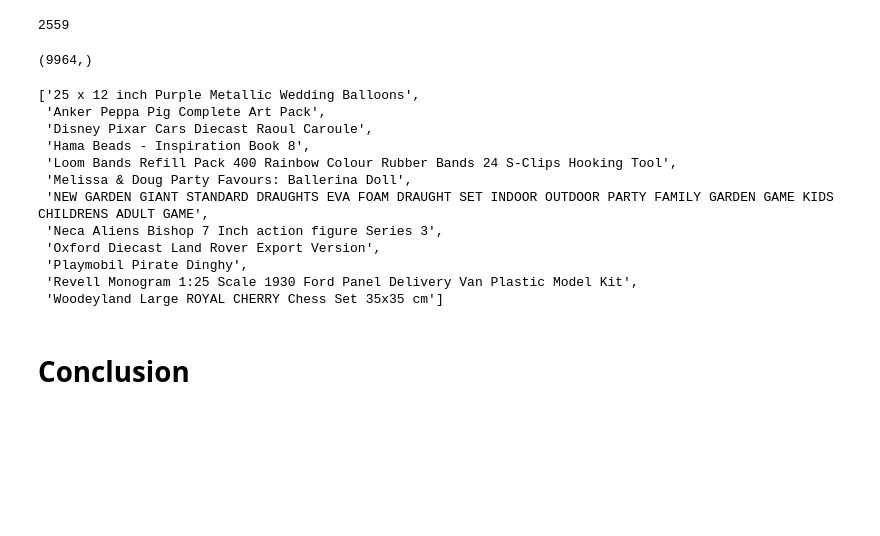
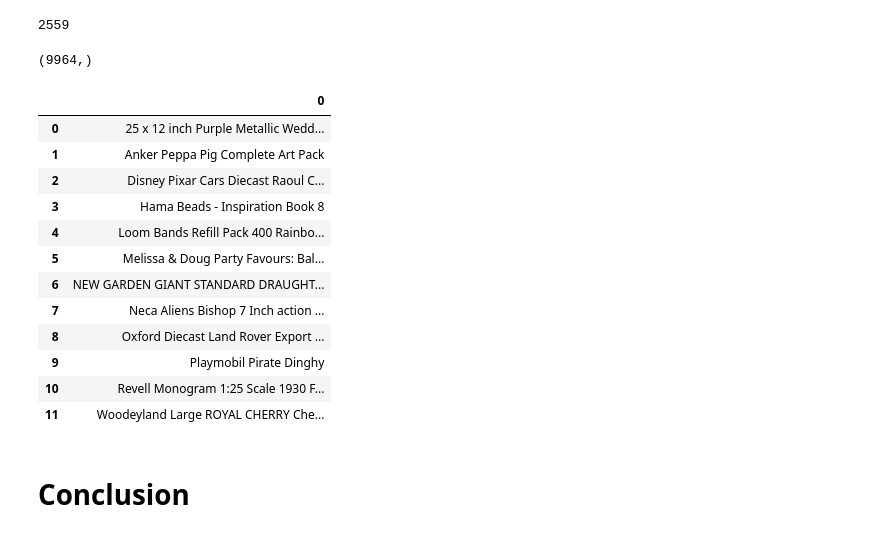
Before and after one commit to Deja2304/Capstone, a Jupyter notebook: Final Recommendations.ipynb, the cells around one changed output. Drawn from its saved outputs; the diff is of its cells as text; code cells hidden in the pictures; blank space fills up the shorter version.

```diff
--- a/Final Recommendations.ipynb
+++ b/Final Recommendations.ipynb
@@ -857,8 +817,8 @@ Set, Model Car, Ready-made, Wiking / PMS 1:87                                  2
 Happy 6th Birthday Giant Party Wall Banner 3 Banners Age 6 Party Decoration    2
 Name: average_review_rating, dtype: int64
 # %%
-rating_crosstab1 = amazon_data1.pivot_table(values='average_review_rating', index='uniq_id', columns='product_name', fill_value=0)
-rating_crosstab1.head()
+rating_crosstab = amazon_data1.pivot_table(values='average_review_rating', index='uniq_id', columns='product_name', fill_value=0)
+rating_crosstab.head()
 # %% [output]
 | product_name | "5 daisy" spacer bead 8mm x 3mm. ... | "ALICE IN WONDERLAND QUEEN OF HEA... | "COMMUNIST SOVIET UNION FLAG" RET... | "Hello Kitty 18 inch Happy Birthd... | ... |
 | uniq_id |  |  |  |  | ... |
@@ -868,6 +828,3 @@ rating_crosstab1.head()
 | 0034d77b68130bba71aca6e733c7e1ac | 0 | 0 | 0 | 0 | ... |
 | 0039295c7fcefba10d5fc333eff806d3 | 0 | 0 | 0 | 0 | ... |
 5 rows × 9964 columns
-# %%
-rating_crosstab = amazon_data.pivot_table(values='average_review_rating', index='uniq_id', columns='product_name', fill_value=0)
-rating_crosstab.head()
@@ -891,0 +835,4 @@ X.shape
+# %%
+# transpose rating_crosstab and create X variable
+X = rating_crosstab.T
+X.shape
@@ -903,34 +853,39 @@ corr_mat.shape
 # %% [output]
 (9964, 9964)
 # %%
-product_names = rating_crosstab1.columns
+#get the location of minnie mouse toy in index
+product_names = rating_crosstab.columns
 products_list = list(product_names)
 
 minnie = products_list.index('Disney Dancing Plush Doll Series Minnie Mouse')
 minnie
 # %% [output]
 2559
-# %%
-corr_minnie = corr_mat[2559]
-corr_minnie.shape
-# %% [output]
-(9964,)
+# %%
+#creating a variable for correlation matrix of minnie
+corr_minnie = corr_mat[2559]
+corr_minnie.shape
+# %% [output]
+(9964,)
 # %%
-#print list of recommendations
-list(product_names[(corr_minnie<1.0) & (corr_minnie > 0.9)])
+#print list of recommendations of highest correlation
+k2=list(product_names[(corr_minnie<1.0) & (corr_minnie > 0.9)])
+kaylee_list2 = pd.DataFrame(k2)
+kaylee_list2
 # %% [output]
-['25 x 12 inch Purple Metallic Wedding Balloons',
- 'Anker Peppa Pig Complete Art Pack',
- 'Disney Pixar Cars Diecast Raoul Caroule',
- 'Hama Beads - Inspiration Book 8',
- 'Loom Bands Refill Pack 400 Rainbow Colour Rubber Bands 24 S-Clips Hooking Tool',
- 'Melissa & Doug Party Favours: Ballerina Doll',
- 'NEW GARDEN GIANT STANDARD DRAUGHTS EVA FOAM DRAUGHT SET INDOOR OUTDOOR PARTY FAMILY GARDEN GAME KIDS CHILDRENS ADULT GAME',
- 'Neca Aliens Bishop 7 Inch action figure Series 3',
- 'Oxford Diecast Land Rover Export Version',
- 'Playmobil Pirate Dinghy',
- 'Revell Monogram 1:25 Scale 1930 Ford Panel Delivery Van Plastic Model Kit',
- 'Woodeyland Large ROYAL CHERRY Chess Set 35x35 cm']
+|  | 0 |
+| 0 | 25 x 12 inch Purple Metallic Wedd... |
+| 1 | Anker Peppa Pig Complete Art Pack |
+| 2 | Disney Pixar Cars Diecast Raoul C... |
+| 3 | Hama Beads - Inspiration Book 8 |
+| 4 | Loom Bands Refill Pack 400 Rainbo... |
+| 5 | Melissa & Doug Party Favours: Bal... |
+| 6 | NEW GARDEN GIANT STANDARD DRAUGHT... |
+| 7 | Neca Aliens Bishop 7 Inch action ... |
+| 8 | Oxford Diecast Land Rover Export ... |
+| 9 | Playmobil Pirate Dinghy |
+| 10 | Revell Monogram 1:25 Scale 1930 F... |
+| 11 | Woodeyland Large ROYAL CHERRY Che... |
 # %% [markdown]
 # Conclusion
 # %% [markdown]
```
Also changed, not shown: parts of 31 cells of this notebook, 2 other files.
